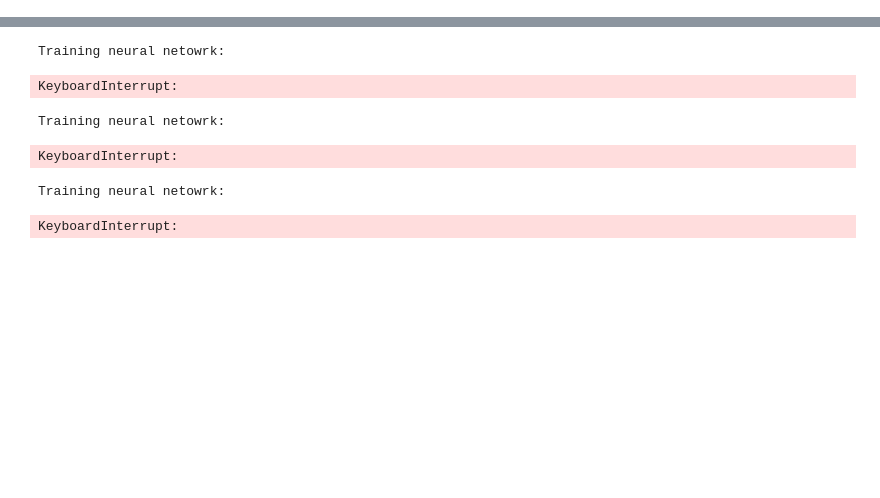
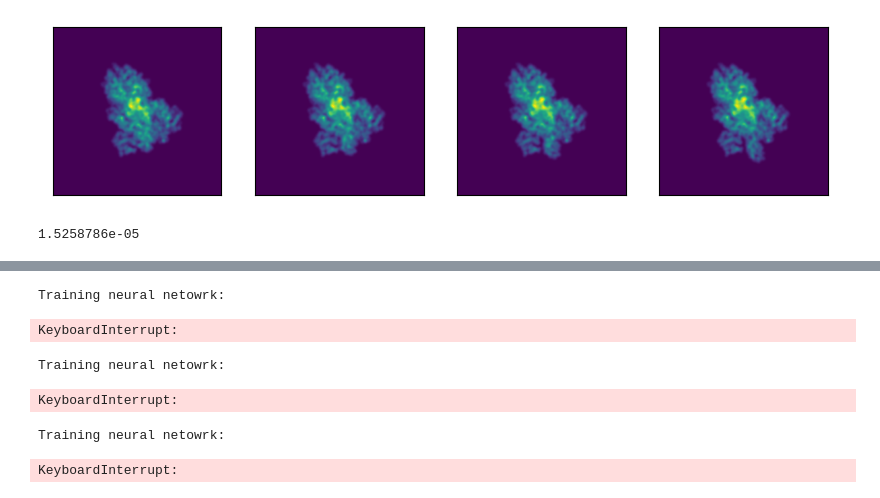
Before and after one commit to flatironinstitute/cryoSBI, a Jupyter notebook: notebooks/Untitled.ipynb, the cells around one changed output, grey strips where cells are left out. Drawn from its saved outputs; the diff is of its cells as text; code cells hidden in the pictures; blank space fills up the shorter version.

```diff
--- a/notebooks/Untitled.ipynb
+++ b/notebooks/Untitled.ipynb
@@ -146,0 +141,9 @@ plt.imshow(test_images[0].cpu().numpy())
+# %%
+fig, axes = plt.subplots(1, 4 , figsize=(10, 10))
+for i, ax in enumerate(axes.reshape(-1)):
+    ax.imshow(test_images[i * 3].cpu())
+    ax.set_yticks([])
+    ax.set_xticks([])
+plt.savefig("../../ceph/covid_spike_data/config_files/test_particles/test_projection_direction.pdf", dpi=300)
+# %% [output]
+[figure, added]
@@ -146,0 +152,4 @@ plt.imshow(test_images[0].cpu().numpy())
+# %%
+np.mean(image)
+# %% [output]
+1.5258786e-05
```
Also changed, not shown: parts of 29 cells of this notebook, 3 other files.
